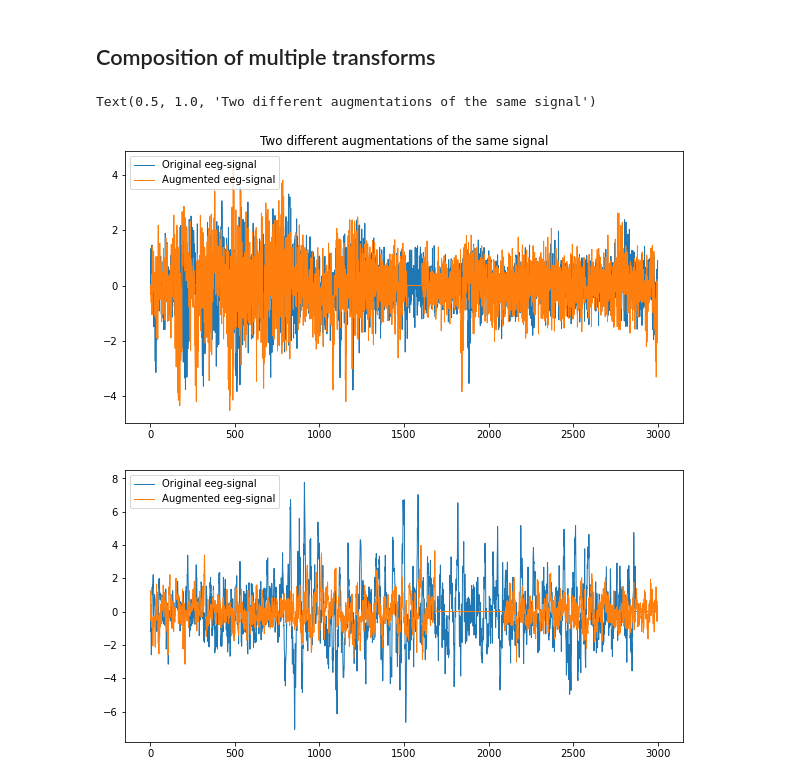
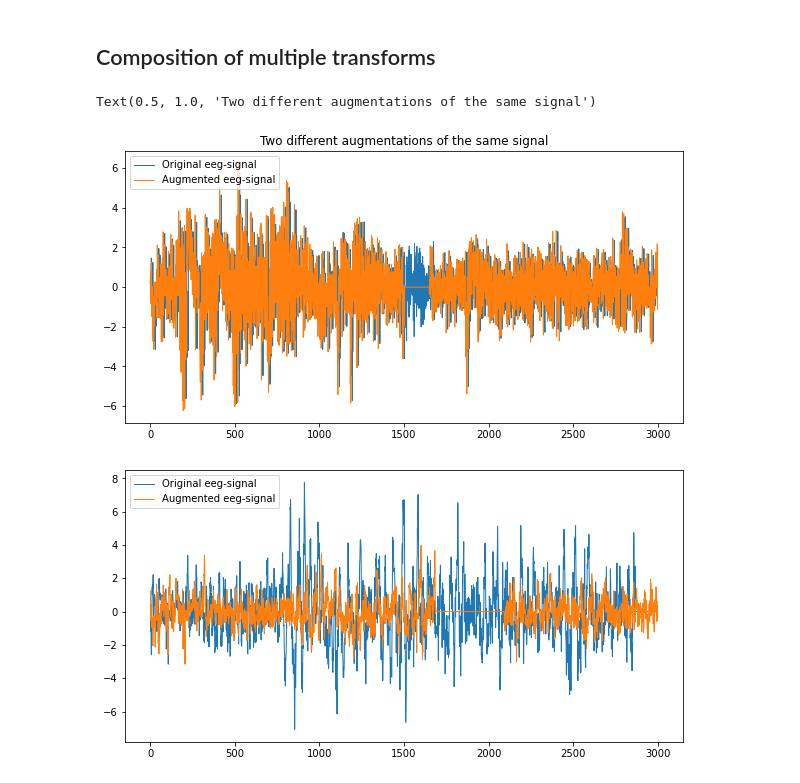
Before and after one commit to TomS55555/thesis, a Jupyter notebook: datasets/augmentations_test.ipynb, the cells around one changed output. Drawn from its saved outputs; the diff is of its cells as text; code cells hidden in the pictures.

```diff
--- a/datasets/augmentations_test.ipynb
+++ b/datasets/augmentations_test.ipynb
@@ -98,22 +98,22 @@ Text(0.5, 1.0, 'Additive gaussian noise of stdev: 0.55')
 # %% [markdown]
 ## Composition of multiple transforms
 # %%
-p = 0.5
+p = 1
 contrast_transforms = ContrastiveTransformations(
     [
         AmplitudeScale(0.5, 2, p, 1),
         GaussianNoise(0, 0.2, p, 1),
         ZeroMask(0, 150, p, 1),
         TimeShift(5, 50, p, 1)
     ], n_views=2
 )
 ds_augmented = SHHS_dataset_1('../../thesis01/data/', 1, 2, transform=contrast_transforms)
 x_aug = ds_augmented.__getitem__(0)[0]
 plot_augmentation(*x_aug)
 plt.title("Two different augmentations of the same signal")
 # %% [output]
 Text(0.5, 1.0, 'Two different augmentations of the same signal')
-[figure, old version]
+[figure, new version]
 # %%
 from SHHS_dataset_timeonly import EEGdataModule
 dm = EEGdataModule(DATA_PATH='../../thesis01/data/',
```
